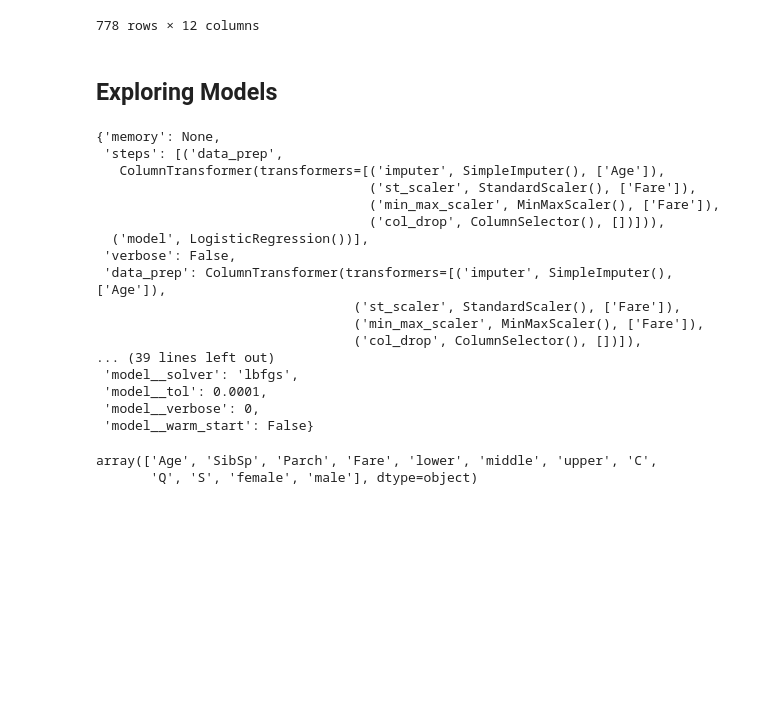
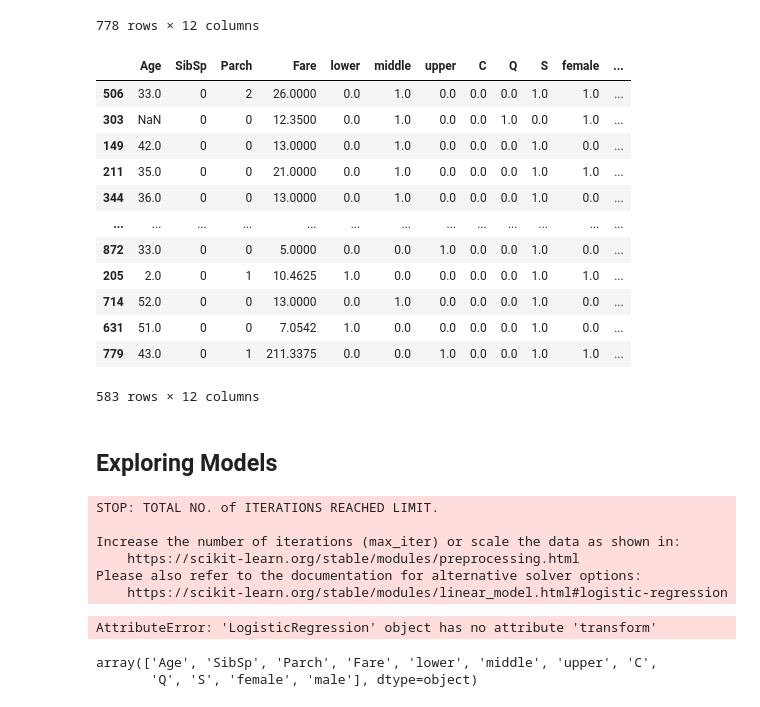
Before and after one commit to V1rex/100_ml_project, a Jupyter notebook: 010 - Titanic.ipynb, the cells around one changed output. Cells and saved outputs as stored; diff of their text form; code cells hidden in the pictures; blank space fills up the shorter version.

Commit message:
Project 005 fixed pipeline

```diff
--- a/010 - Titanic.ipynb
+++ b/010 - Titanic.ipynb
@@ -375,5 +375,20 @@ X
 778 rows × 12 columns
 # %%
 X_train, X_test, y_train, y_test = train_test_split(X, y, random_state=0)
+X_train
+# %% [output]
+|  | Age | SibSp | Parch | Fare | lower | middle | upper | C | Q | S | female | ... |
+| 506 | 33.0 | 0 | 2 | 26.0000 | 0.0 | 1.0 | 0.0 | 0.0 | 0.0 | 1.0 | 1.0 | ... |
+| 303 | NaN | 0 | 0 | 12.3500 | 0.0 | 1.0 | 0.0 | 0.0 | 1.0 | 0.0 | 1.0 | ... |
+| 149 | 42.0 | 0 | 0 | 13.0000 | 0.0 | 1.0 | 0.0 | 0.0 | 0.0 | 1.0 | 0.0 | ... |
+| 211 | 35.0 | 0 | 0 | 21.0000 | 0.0 | 1.0 | 0.0 | 0.0 | 0.0 | 1.0 | 1.0 | ... |
+| 344 | 36.0 | 0 | 0 | 13.0000 | 0.0 | 1.0 | 0.0 | 0.0 | 0.0 | 1.0 | 0.0 | ... |
+| ... | ... | ... | ... | ... | ... | ... | ... | ... | ... | ... | ... | ... |
+| 872 | 33.0 | 0 | 0 | 5.0000 | 0.0 | 0.0 | 1.0 | 0.0 | 0.0 | 1.0 | 0.0 | ... |
+| 205 | 2.0 | 0 | 1 | 10.4625 | 1.0 | 0.0 | 0.0 | 0.0 | 0.0 | 1.0 | 1.0 | ... |
+| 714 | 52.0 | 0 | 0 | 13.0000 | 0.0 | 1.0 | 0.0 | 0.0 | 0.0 | 1.0 | 0.0 | ... |
+| 631 | 51.0 | 0 | 0 | 7.0542 | 1.0 | 0.0 | 0.0 | 0.0 | 0.0 | 1.0 | 0.0 | ... |
+| 779 | 43.0 | 0 | 1 | 211.3375 | 0.0 | 0.0 | 1.0 | 0.0 | 0.0 | 1.0 | 1.0 | ... |
+583 rows × 12 columns
 # %% [markdown]
 ## Exploring Models
@@ -394,47 +399,32 @@ from sklearn.pipeline import Pipeline
 from sklearn.preprocessing import StandardScaler, OneHotEncoder, MinMaxScaler
 from sklearn.linear_model import LogisticRegression
 from sklearn.model_selection import GridSearchCV
-from mlxtend.feature_selection import ColumnSelector
-
-
 
 #('cat_pip', categorical_pipeline, ['ocean_proximity'])
 final_pipeline = ColumnTransformer([
-    ('imputer', SimpleImputer(), ['Age']),
-    ('st_scaler',StandardScaler(),['Fare']),
-    ('min_max_scaler',MinMaxScaler(),['Fare']),
-    ('col_drop',ColumnSelector(),[]),
-    ])
+    ('imputer', SimpleImputer(), list(X_train.columns))])
 #   ('column_dropper',columnDropperTransformer(),[] )
-
+#     ('st_scaler','passthrough',['Fare']),
+#     ('min_max_scaler','passthrough',['Fare'])]
 
 full_pipeline_with_predictor = Pipeline([
         ("data_prep",final_pipeline),
         ("model", LogisticRegression())
-
     ])
 
-full_pipeline_with_predictor.fit(X_train, y_train)
+#full_pipeline_with_predictor.fit(X_train, y_train)
 
-full_pipeline_with_predictor.get_params()
+full_pipeline_with_predictor.fit_transform(X_train, y_train)
+
+#full_pipeline_with_predictor.get_params()
 # %% [output]
-{'memory': None,
- 'steps': [('data_prep',
-   ColumnTransformer(transformers=[('imputer', SimpleImputer(), ['Age']),
-                                   ('st_scaler', StandardScaler(), ['Fare']),
-                                   ('min_max_scaler', MinMaxScaler(), ['Fare']),
-                                   ('col_drop', ColumnSelector(), [])])),
-  ('model', LogisticRegression())],
- 'verbose': False,
- 'data_prep': ColumnTransformer(transformers=[('imputer', SimpleImputer(), ['Age']),
-                                 ('st_scaler', StandardScaler(), ['Fare']),
-                                 ('min_max_scaler', MinMaxScaler(), ['Fare']),
-                                 ('col_drop', ColumnSelector(), [])]),
-... (39 lines left out)
- 'model__solver': 'lbfgs',
- 'model__tol': 0.0001,
- 'model__verbose': 0,
- 'model__warm_start': False}
+STOP: TOTAL NO. of ITERATIONS REACHED LIMIT.
+
+Increase the number of iterations (max_iter) or scale the data as shown in:
+    https://scikit-learn.org/stable/modules/preprocessing.html
+Please also refer to the documentation for alternative solver options:
+    https://scikit-learn.org/stable/modules/linear_model.html#logistic-regression
+AttributeError: 'LogisticRegression' object has no attribute 'transform'
 # %%
 cols = np.array(X_train.columns)
 cols
```
Also changed, not shown: parts of 2 cells of this notebook.
